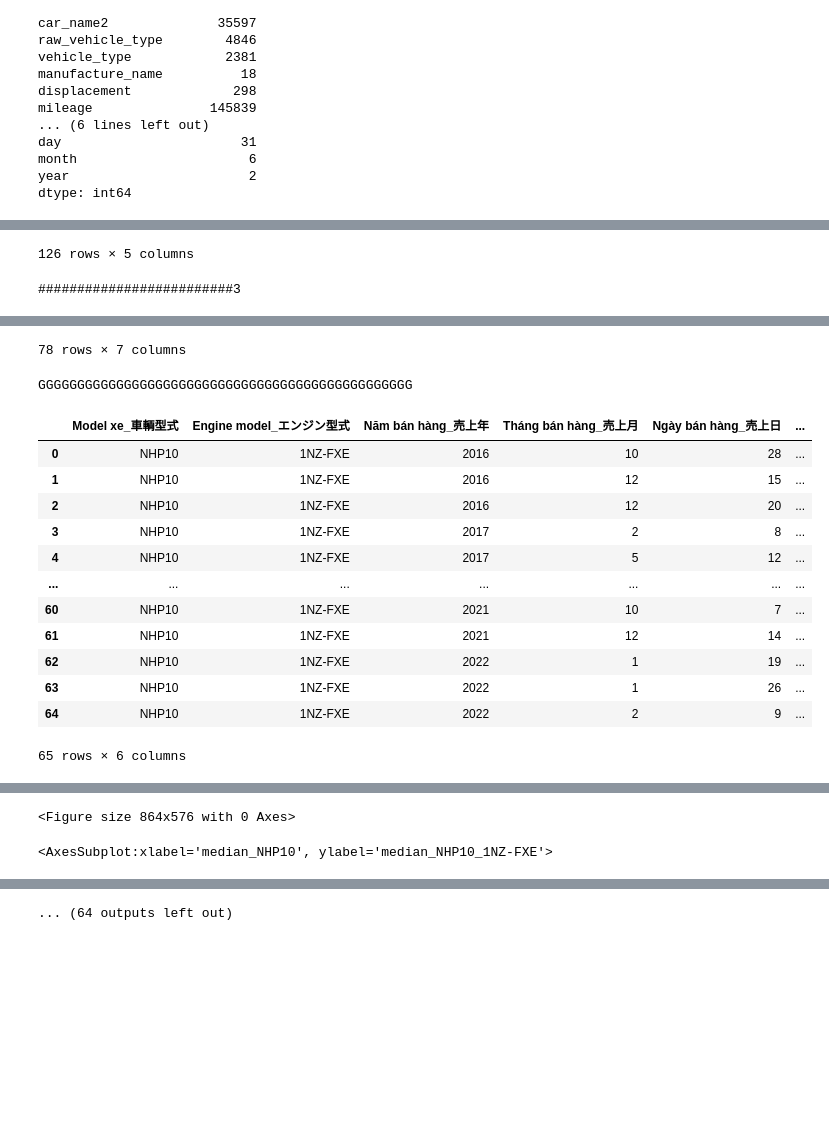
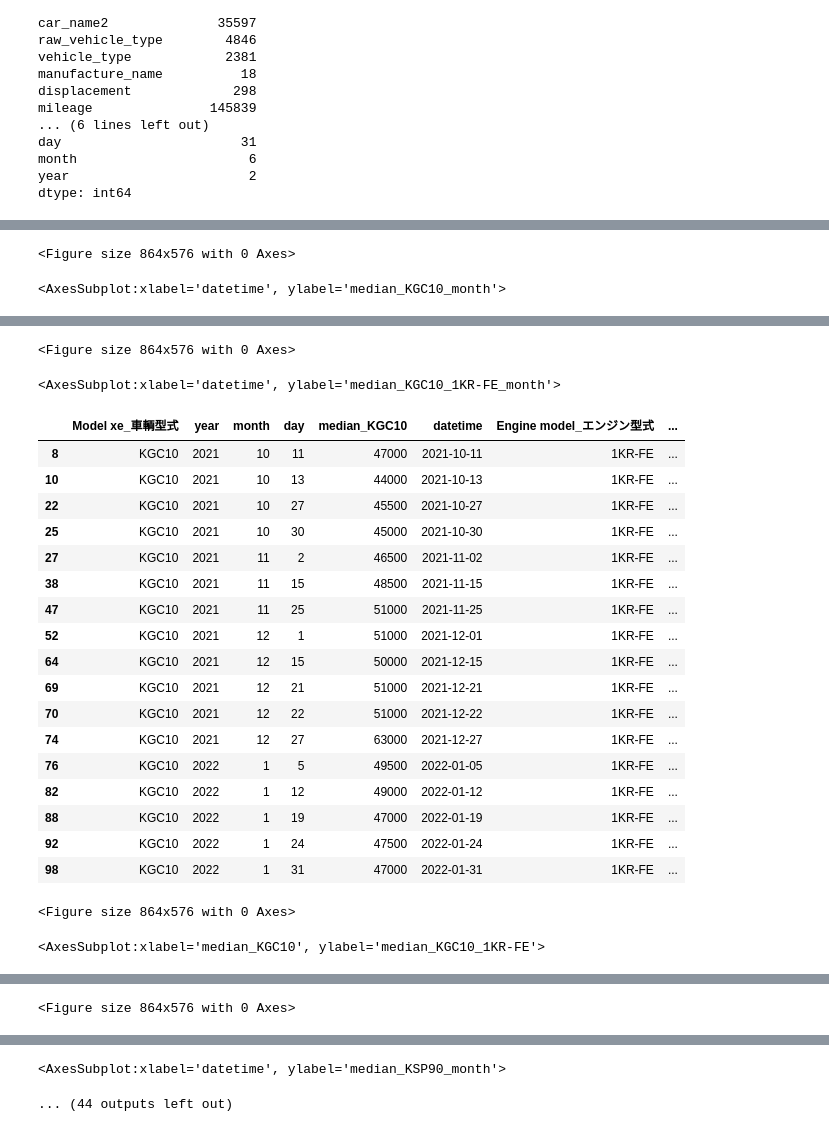
Before and after one commit to linhvu2661998/kaiho_v3, a Jupyter notebook: DatabaseData Analysis.ipynb, the cells around one changed output, grey strips where cells are left out. Drawn from its saved outputs; the diff is of its cells as text; code cells hidden in the pictures; blank space fills up the shorter version.

```diff
--- a/DatabaseData Analysis.ipynb
+++ b/DatabaseData Analysis.ipynb
@@ -560,8 +561,8 @@ bar_plot(d['manufacture_name'], d['count'], d, True)
 Error in callback <function flush_figures at 0x...> (for post_execute):
 KeyboardInterrupt:
 # %%
-df_add_feat_model = pd.read_csv('data_training_all/add_feat_mean_median_model.csv',index_col=False)
-df_add_feat_hybrid = pd.read_csv('data_training_all/add_feat_mean_median_hybrid.csv',index_col=False)
+df_add_feat_model = pd.read_csv('add_feat_mean_median_model.csv',index_col=False)
+df_add_feat_hybrid = pd.read_csv('add_feat_mean_median_hybrid.csv',index_col=False)
 # %%
 df_add_feat_hybrid.columns
 # %% [output]
@@ -1085,5 +1076,5 @@ list_top4_model_car_aution
 # %%
-filter_data_sell = filter_data_sell[filter_data_sell['Model xe_車輌型式'].isin(list_top4_model_car_aution)]
+filter_data_sell = filter_data_sell[filter_data_sell['Model xe_車輌型式'].isin(list_top4_model_sell)]
 filter_data_sell
 # %% [output]
 |  | Tên phụ tùng_商品名 | Model xe_車輌型式 | Engine model_エンジン型式 | Ngày bán hàng_売上日 | Tháng bán hàng_売上月 | ... |
@@ -1102,21 +1093,34 @@ filter_data_sell
 # %%
-for model in list_top4_model_car_aution:
+for model in list_top4_model_sell:
     globals()[f'df_{model}_sell'.replace('-','')] = filter_data_sell[filter_data_sell['Model xe_車輌型式'] == model]
     globals()[f'group_{model}_auction'.replace('-','')] = filter_data_auction[filter_data_auction['vehicle_type'] == model].groupby(['vehicle_type','year','month','day'])['price'].median().reset_index(name = f'median_{model}')
+    globals()[f'group_{model}_auction_month'.replace('-','')] = filter_data_auction[filter_data_auction['vehicle_type'] == model].groupby(['vehicle_type','year','month'])['price'].median().reset_index(name = f'median_{model}_month')
     globals()[f'group_{model}_auction'.replace('-','')].rename(columns = {'vehicle_type':'Model xe_車輌型式'},inplace = True)
-    globals()[f'group_{model}_auction'.replace('-','')]
+    globals()[f'group_{model}_auction'.replace('-','')]['datetime'] = pd.to_datetime( globals()[f'group_{model}_auction'.replace('-','')]['year'].astype(str)+'-'+globals()[f'group_{model}_auction'.replace('-','')]['month'].astype(str)+'-'+globals()[f'group_{model}_auction'.replace('-','')]['day'].astype(str) ,format = "%Y-%m-%d")
+    globals()[f'group_{model}_auction_month'.replace('-','')]['datetime'] = pd.to_datetime( globals()[f'group_{model}_auction_month'.replace('-','')]['year'].astype(str)+'-'+globals()[f'group_{model}_auction_month'.replace('-','')]['month'].astype(str),format = "%Y-%m")
+    globals()[f'group_{model}_auction_month'.replace('-','')]
+    plt.figure(figsize=(12,8))
+    sns.lineplot(x ='datetime' , y = f'median_{model}_month', data = globals()[f'group_{model}_auction_month'.replace('-','')])
     list_unique_engine = list(globals()[f'df_{model}_sell'.replace('-','')]['Engine model_エンジン型式'].dropna().unique())
     for engine in list_unique_engine:
          df_engine = globals()[f'df_{model}_sell'.replace('-','')][globals()[f'df_{model}_sell'.replace('-','')]['Engine model_エンジン型式'] == engine]
-         print("#########################3")
-         df_engine
+#          print("#########################3")
+#          df_engine
          group_engine = df_engine.groupby(['Model xe_車輌型式','Engine model_エンジン型式','Năm bán hàng_売上年','Tháng bán hàng_売上月','Ngày bán hàng_売上日'])['Đơn giá bán hàng_売上単価'].median().reset_index(name=f'median_{model}_{engine}')
+         group_engine_month = df_engine.groupby(['Model xe_車輌型式','Engine model_エンジン型式','Năm bán hàng_売上年','Tháng bán hàng_売上月'])['Đơn giá bán hàng_売上単価'].median().reset_index(name=f'median_{model}_{engine}_month')
 #          group_engine  = group_engine[group_engine['Năm bán hàng_売上年'] >= 2021]
-         print("GGGGGGGGGGGGGGGGGGGGGGGGGGGGGGGGGGGGGGGGGGGGGGGG")
-         group_engine
+#          print("GGGGGGGGGGGGGGGGGGGGGGGGGGGGGGGGGGGGGGGGGGGGGGGG")
+#          group_engine
          group_engine.rename(columns={"Năm bán hàng_売上年":"year","Tháng bán hàng_売上月":"month",'Ngày bán hàng_売上日':'day'},inplace = True)
+         group_engine_month.rename(columns={"Năm bán hàng_売上年":"year","Tháng bán hàng_売上月":"month"},inplace = True)
+
+         group_engine['datetime']  = pd.to_datetime(group_engine['year'].astype(str) + '-'+ group_engine['month'].astype(str) + '-' + group_engine['day'].astype(str)  ,format = "%Y-%m-%d")
+         group_engine_month['datetime']  = pd.to_datetime(group_engine_month['year'].astype(str) + '-'+ group_engine_month['month'].astype(str) ,format = "%Y-%m")
 #          group_engine
-         data_join = pd.merge(globals()[f'group_{model}_auction'.replace('-','')], group_engine, on=['Model xe_車輌型式','year','month','day'],how = 'left')
+         group_engine_month
+         plt.figure(figsize=(12,8))
+         sns.lineplot(x ='datetime' , y = f'median_{model}_{engine}_month', data = group_engine_month[group_engine_month['datetime'] >= '2021-10'])
+         data_join = pd.merge(globals()[f'group_{model}_auction'.replace('-','')], group_engine, on=['Model xe_車輌型式','year','month','day','datetime'],how = 'left')
          data_join.dropna()
          plt.figure(figsize=(12,8))
          sns.scatterplot(x= f'median_{model}',y = f'median_{model}_{engine}',data = data_join)
@@ -1137,2 +1136,2 @@ for model in list_top4_model_car_aution:
-126 rows × 5 columns
+<Figure size 864x576 with 0 Axes>
-#########################3
+<AxesSubplot:xlabel='datetime', ylabel='median_KGC10_month'>
@@ -1151,15 +1152,22 @@ for model in list_top4_model_car_aution:
-78 rows × 7 columns
+<Figure size 864x576 with 0 Axes>
-GGGGGGGGGGGGGGGGGGGGGGGGGGGGGGGGGGGGGGGGGGGGGGGG
+<AxesSubplot:xlabel='datetime', ylabel='median_KGC10_1KR-FE_month'>
-|  | Model xe_車輌型式 | Engine model_エンジン型式 | Năm bán hàng_売上年 | Tháng bán hàng_売上月 | Ngày bán hàng_売上日 | ... |
-| 0 | NHP10 | 1NZ-FXE | 2016 | 10 | 28 | ... |
-| 1 | NHP10 | 1NZ-FXE | 2016 | 12 | 15 | ... |
-| 2 | NHP10 | 1NZ-FXE | 2016 | 12 | 20 | ... |
-| 3 | NHP10 | 1NZ-FXE | 2017 | 2 | 8 | ... |
-| 4 | NHP10 | 1NZ-FXE | 2017 | 5 | 12 | ... |
-| ... | ... | ... | ... | ... | ... | ... |
-| 60 | NHP10 | 1NZ-FXE | 2021 | 10 | 7 | ... |
-| 61 | NHP10 | 1NZ-FXE | 2021 | 12 | 14 | ... |
-| 62 | NHP10 | 1NZ-FXE | 2022 | 1 | 19 | ... |
-| 63 | NHP10 | 1NZ-FXE | 2022 | 1 | 26 | ... |
-| 64 | NHP10 | 1NZ-FXE | 2022 | 2 | 9 | ... |
+|  | Model xe_車輌型式 | year | month | day | median_KGC10 | datetime | Engine model_エンジン型式 | ... |
+| 8 | KGC10 | 2021 | 10 | 11 | 47000 | 2021-10-11 | 1KR-FE | ... |
+| 10 | KGC10 | 2021 | 10 | 13 | 44000 | 2021-10-13 | 1KR-FE | ... |
+| 22 | KGC10 | 2021 | 10 | 27 | 45500 | 2021-10-27 | 1KR-FE | ... |
+| 25 | KGC10 | 2021 | 10 | 30 | 45000 | 2021-10-30 | 1KR-FE | ... |
+| 27 | KGC10 | 2021 | 11 | 2 | 46500 | 2021-11-02 | 1KR-FE | ... |
+| 38 | KGC10 | 2021 | 11 | 15 | 48500 | 2021-11-15 | 1KR-FE | ... |
+| 47 | KGC10 | 2021 | 11 | 25 | 51000 | 2021-11-25 | 1KR-FE | ... |
+| 52 | KGC10 | 2021 | 12 | 1 | 51000 | 2021-12-01 | 1KR-FE | ... |
+| 64 | KGC10 | 2021 | 12 | 15 | 50000 | 2021-12-15 | 1KR-FE | ... |
+| 69 | KGC10 | 2021 | 12 | 21 | 51000 | 2021-12-21 | 1KR-FE | ... |
+| 70 | KGC10 | 2021 | 12 | 22 | 51000 | 2021-12-22 | 1KR-FE | ... |
+| 74 | KGC10 | 2021 | 12 | 27 | 63000 | 2021-12-27 | 1KR-FE | ... |
+| 76 | KGC10 | 2022 | 1 | 5 | 49500 | 2022-01-05 | 1KR-FE | ... |
+| 82 | KGC10 | 2022 | 1 | 12 | 49000 | 2022-01-12 | 1KR-FE | ... |
+| 88 | KGC10 | 2022 | 1 | 19 | 47000 | 2022-01-19 | 1KR-FE | ... |
+| 92 | KGC10 | 2022 | 1 | 24 | 47500 | 2022-01-24 | 1KR-FE | ... |
+| 98 | KGC10 | 2022 | 1 | 31 | 47000 | 2022-01-31 | 1KR-FE | ... |
-65 rows × 6 columns
+<Figure size 864x576 with 0 Axes>
+<AxesSubplot:xlabel='median_KGC10', ylabel='median_KGC10_1KR-FE'>
@@ -1172,2 +1181 @@ GGGGGGGGGGGGGGGGGGGGGGGGGGGGGGGGGGGGGGGGGGGGGGGG
-<Figure size 864x576 with 0 Axes>
-<AxesSubplot:xlabel='median_NHP10', ylabel='median_NHP10_1NZ-FXE'>
+<Figure size 864x576 with 0 Axes>
@@ -1186 +1182,2 @@ GGGGGGGGGGGGGGGGGGGGGGGGGGGGGGGGGGGGGGGGGGGGGGGG
-... (64 outputs left out)
+<AxesSubplot:xlabel='datetime', ylabel='median_KSP90_month'>
+... (44 outputs left out)
```
Also changed, not shown: parts of 6 cells of this notebook.
